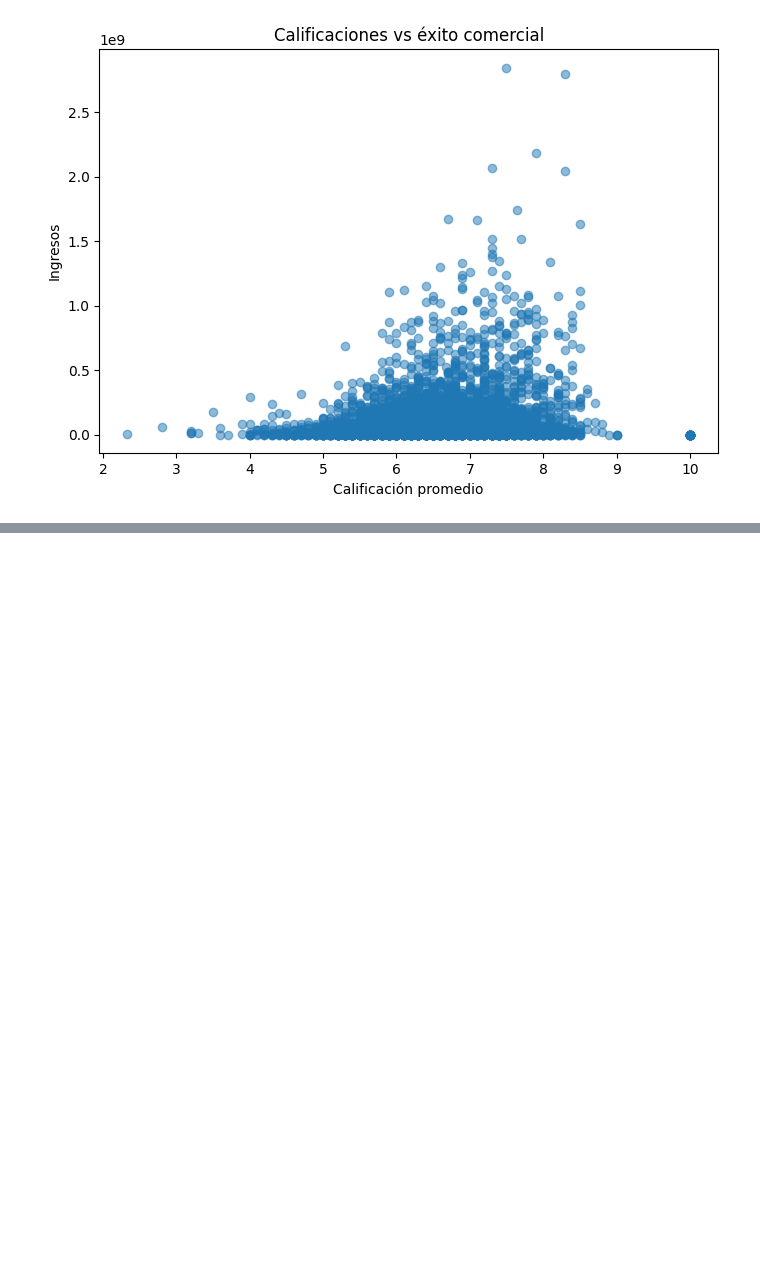
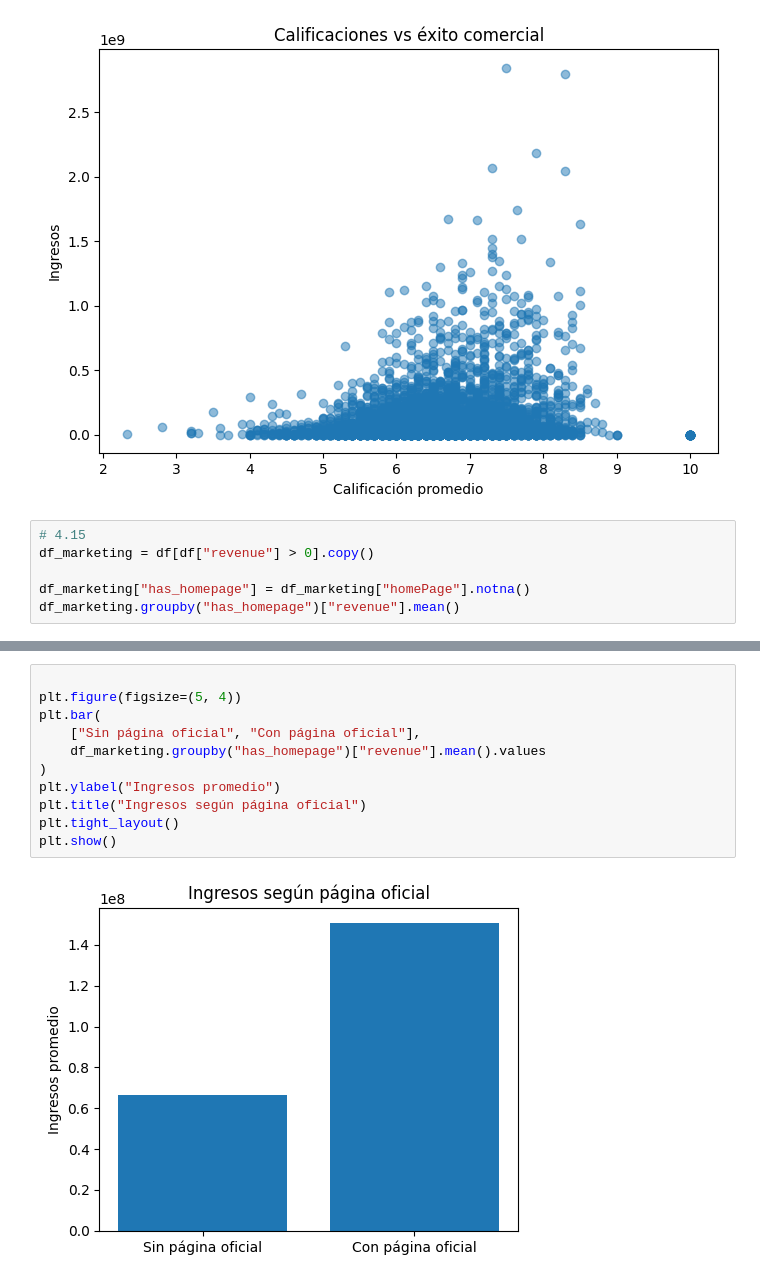
Before and after one commit to Palasuwu/Minerialab01, a Jupyter notebook: Lab01.ipynb, the cells around one changed output, grey strips where cells are left out. Drawn from its saved outputs; the diff is of its cells as text; blank space fills up the shorter version.

```diff
--- a/Lab01.ipynb
+++ b/Lab01.ipynb
@@ -644,3 +644,9 @@ plt.tight_layout()
 plt.show()
 # %% [output]
 [figure]
+# %%
+# 4.15
+df_marketing = df[df["revenue"] > 0].copy()
+
+df_marketing["has_homepage"] = df_marketing["homePage"].notna()
+df_marketing.groupby("has_homepage")["revenue"].mean()
@@ -646,0 +666,13 @@ plt.show()
+# %%
+
+plt.figure(figsize=(5, 4))
+plt.bar(
+    ["Sin página oficial", "Con página oficial"],
+    df_marketing.groupby("has_homepage")["revenue"].mean().values
+)
+plt.ylabel("Ingresos promedio")
+plt.title("Ingresos según página oficial")
+plt.tight_layout()
+plt.show()
+# %% [output]
+[figure, added]
```
Also changed, not shown: parts of 3 cells of this notebook.
